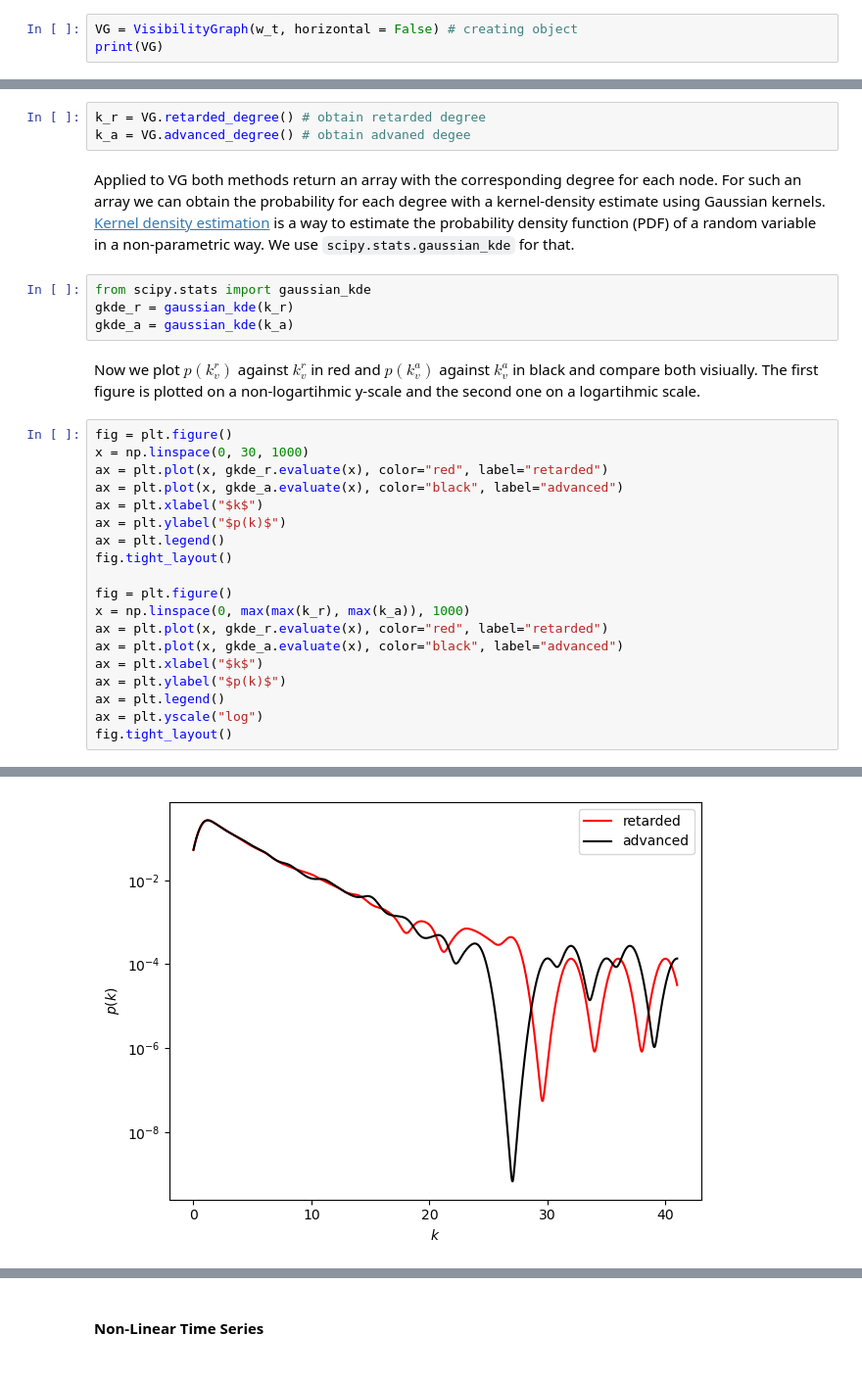
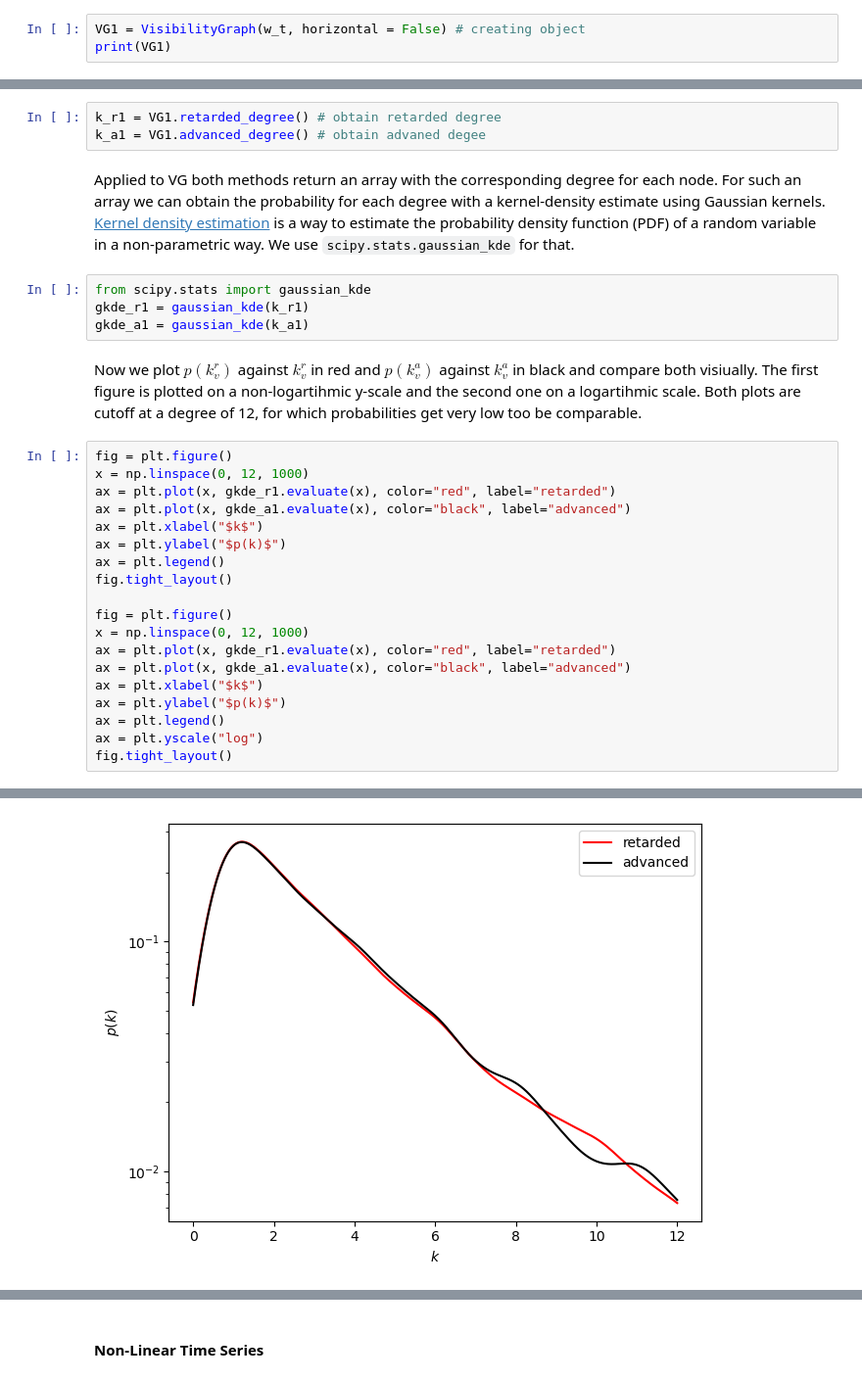
Before and after one commit to pik-copan/pyunicorn, a Jupyter notebook: notebooks/tutorial_VisibilityGraphs.ipynb, the cells around one changed output, grey strips where cells are left out. Shown at 98% size. Drawn from its saved outputs; the diff is of its cells as text.

```diff
--- a/notebooks/tutorial_VisibilityGraphs.ipynb
+++ b/notebooks/tutorial_VisibilityGraphs.ipynb
@@ -94,6 +96,6 @@ Now we construct an object of class VisibilityGraph. Note the keyword `horizonta
 # %%
-VG = VisibilityGraph(w_t, horizontal = False) # creating object
-print(VG)
+VG1 = VisibilityGraph(w_t, horizontal = False) # creating object
+print(VG1)
 # %% [output]
 Calculating visibility relations...
 VisibilityGraph: time series shape (5000,).
@@ -159,30 +161,30 @@ We start by analysing the linear time series on irreversibility. For this we use
 - `VisibilityGraph.retarded_degree()`
 - `VisibilityGraph.advanced_degree()`
 # %%
-k_r = VG.retarded_degree() # obtain retarded degree
-k_a = VG.advanced_degree() # obtain advaned degee
+k_r1 = VG1.retarded_degree() # obtain retarded degree
+k_a1 = VG1.advanced_degree() # obtain advaned degee
 # %% [markdown]
 Applied to VG both methods return an array with the corresponding degree for each node. For such an array we can obtain the probability for each degree with a kernel-density estimate using Gaussian kernels. [Kernel density estimation](https://en.wikipedia.org/wiki/Kernel_density_estimation) is a way to estimate the probability density function (PDF) of a random variable in a non-parametric way. We use `scipy.stats.gaussian_kde` for that.
 # %%
 from scipy.stats import gaussian_kde
-gkde_r = gaussian_kde(k_r)
-gkde_a = gaussian_kde(k_a)
+gkde_r1 = gaussian_kde(k_r1)
+gkde_a1 = gaussian_kde(k_a1)
 # %% [markdown]
-Now we plot $p(k_v^r)$ against $k_v^r$ in red and $p(k_v^a)$ against $k_v^a$ in black and compare both visiually. The first figure is plotted on a non-logartihmic y-scale and the second one on a logartihmic scale.
+Now we plot $p(k_v^r)$ against $k_v^r$ in red and $p(k_v^a)$ against $k_v^a$ in black and compare both visiually. The first figure is plotted on a non-logartihmic y-scale and the second one on a logartihmic scale. Both plots are cutoff at a degree of 12, for which probabilities get very low too be comparable.
 # %%
 fig = plt.figure()
-x = np.linspace(0, 30, 1000)
-ax = plt.plot(x, gkde_r.evaluate(x), color="red", label="retarded")
-ax = plt.plot(x, gkde_a.evaluate(x), color="black", label="advanced")
+x = np.linspace(0, 12, 1000)
+ax = plt.plot(x, gkde_r1.evaluate(x), color="red", label="retarded")
+ax = plt.plot(x, gkde_a1.evaluate(x), color="black", label="advanced")
 ax = plt.xlabel("$k$")
 ax = plt.ylabel("$p(k)$")
 ax = plt.legend()
 fig.tight_layout()
 
 fig = plt.figure()
-x = np.linspace(0, max(max(k_r), max(k_a)), 1000)
-ax = plt.plot(x, gkde_r.evaluate(x), color="red", label="retarded")
-ax = plt.plot(x, gkde_a.evaluate(x), color="black", label="advanced")
+x = np.linspace(0, 12, 1000)
+ax = plt.plot(x, gkde_r1.evaluate(x), color="red", label="retarded")
+ax = plt.plot(x, gkde_a1.evaluate(x), color="black", label="advanced")
 ax = plt.xlabel("$k$")
 ax = plt.ylabel("$p(k)$")
 ax = plt.legend()
@@ -193 +195 @@ fig.tight_layout()
-[figure, old version]
+[figure, new version]
```
Also changed, not shown: parts of 19 cells of this notebook, 1 other file.
